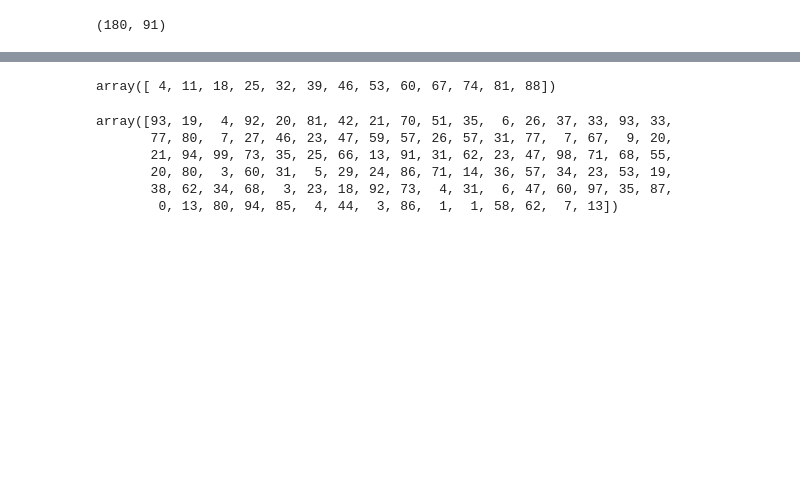
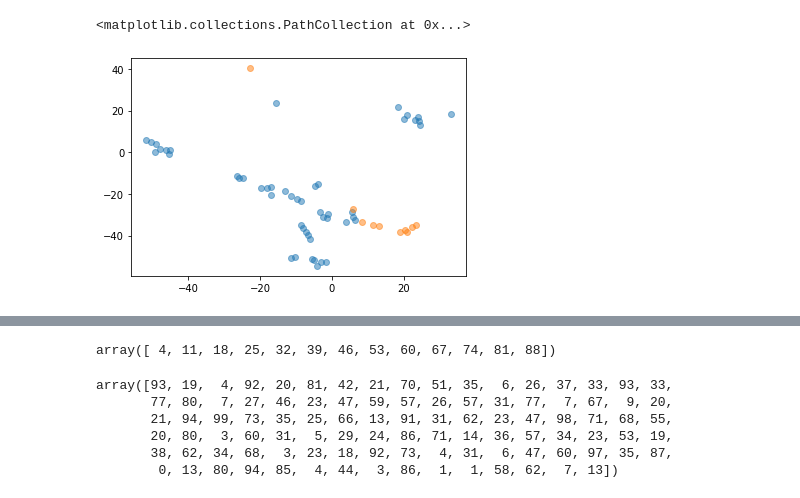
Before and after one commit to cage-challenge/cage-challenge-2, a Jupyter notebook: CybORG/CybORG/MBPPO/plots.ipynb, the cells around one changed output, grey strips where cells are left out. Saved outputs shown, nothing was run; the diff lists cells and outputs as text; code cells hidden in the pictures; blank space fills up the shorter version.

```diff
--- a/CybORG/CybORG/MBPPO/plots.ipynb
+++ b/CybORG/CybORG/MBPPO/plots.ipynb
@@ -66,11 +73,22 @@ batch_array = np.array((list(batches.values())))
 
 real_map_array = np.array(real_map, dtype=np.int16)
 dream_map_array = np.array(dream_map, dtype=np.int16)
-# %%
-batch_array.shape
-# %% [output]
-(180, 91)
 # %%
 #reducer = umap.UMAP(n_components=2, n_neighbors=15, min_dist=0.1)
 #embedding = reducer.fit_transform(batch_array)
-embedding = TSNE(n_components=2, learning_rate='auto', init='random', perplexity=3).fit_transform(batch_array[:120,:])
+embedding = TSNE(n_components=2, learning_rate='auto', init='random', perplexity=3).fit_transform(batch_array[:,:])
+# %%
+real_m = list(np.arange(40))
+dream_m = []
+for i in range(40,60):
+    if i % 2 == 0:
+        real_m.append(i)
+    else:
+        dream_m.append(i)
+# %%
+
+plt.scatter(embedding[real_m][:,0], embedding[real_m][:,1], alpha=0.5, label = 'Real')
+plt.scatter(embedding[dream_m][:,0], embedding[dream_m][:,1], alpha=0.5, label = 'Dream')
+# %% [output]
+<matplotlib.collections.PathCollection at 0x...>
+[figure, added]
```
Also changed, not shown: parts of 19 cells of this notebook, 16 other files.
